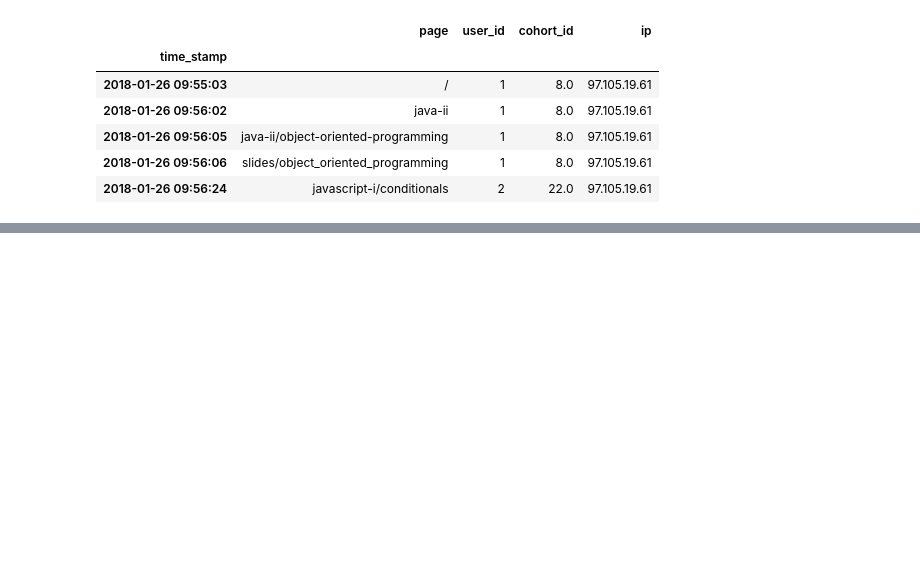
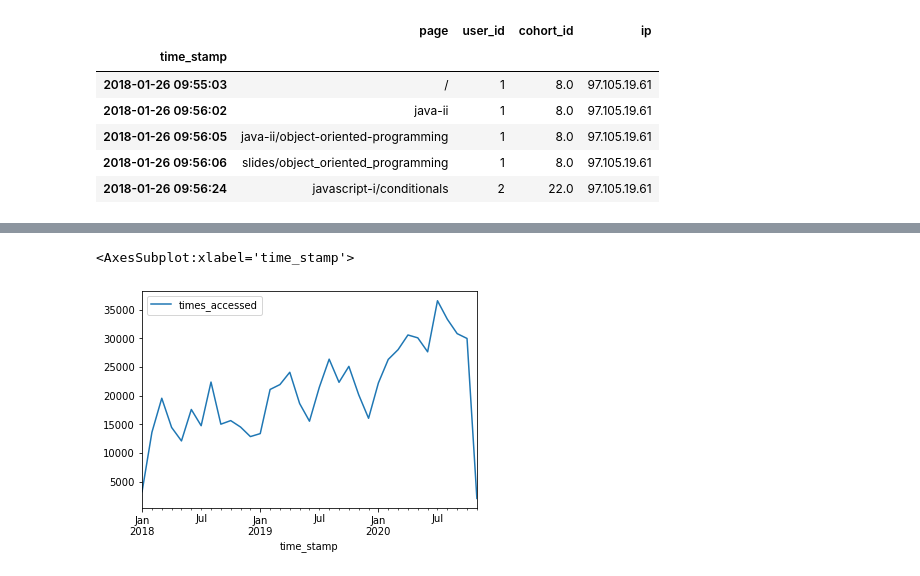
Before and after one commit to george887/time_series_project, a Jupyter notebook: explore.ipynb, the cells around one changed output, grey strips where cells are left out. Saved outputs shown, nothing was run; the diff lists cells and outputs as text; code cells hidden in the pictures; blank space fills up the shorter version.

```diff
--- a/explore.ipynb
+++ b/explore.ipynb
@@ -40,0 +64,2 @@ df.head()
+# %%
+df.page.dropna(inplace=True)
@@ -40,0 +118,2 @@ df.head()
+# %%
+df['is_ds'] = df.cohort_id.isin([30,34,55,59])
@@ -40,0 +132,2 @@ df.head()
+# %%
+df['times_accessed'] = 1
@@ -40,0 +145,5 @@ df.head()
+# %%
+df[['times_accessed']].resample('m').sum().plot()
+# %% [output]
+<AxesSubplot:xlabel='time_stamp'>
+[figure, added]
```
Also changed, not shown: parts of 39 cells of this notebook.
